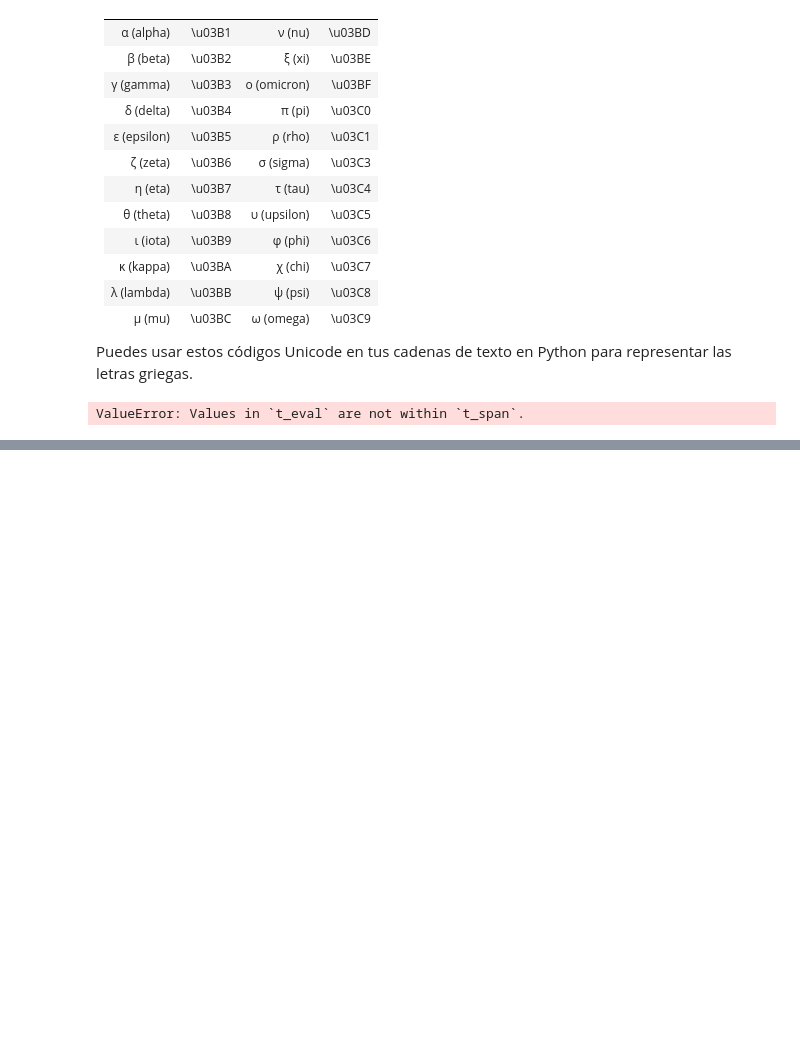
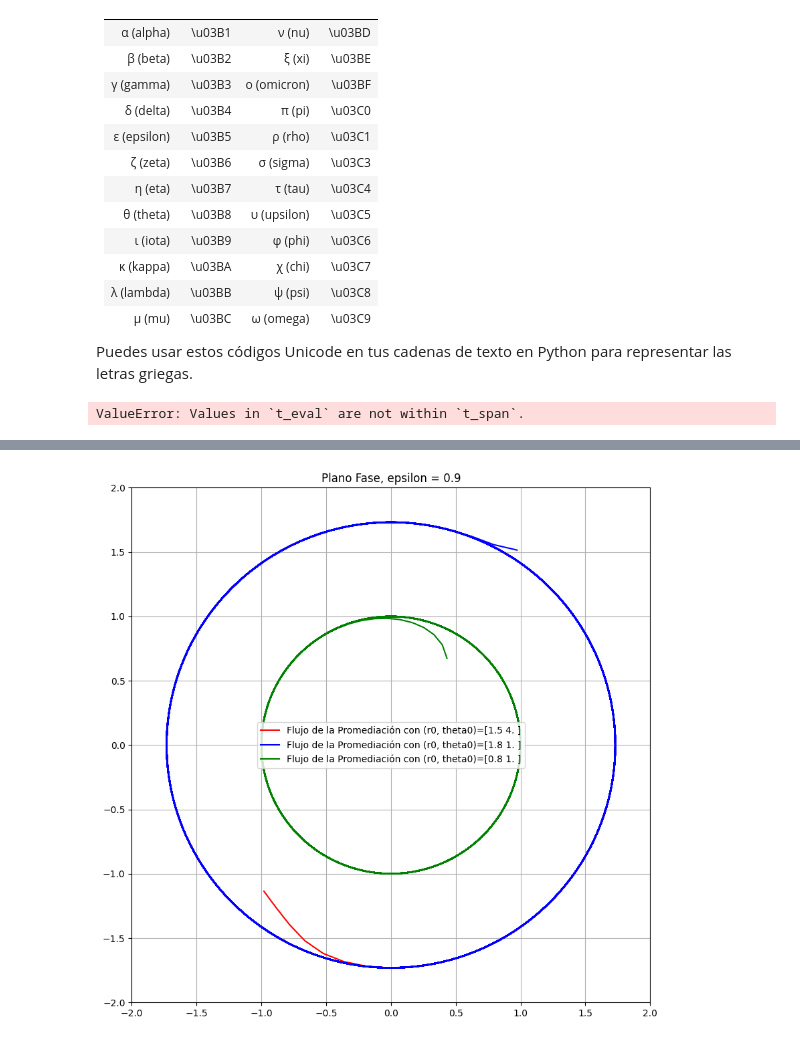
Before and after one commit to LaloRoe/TesisMaestria, a Jupyter notebook: Code/Notas.ipynb, the cells around one changed output, grey strips where cells are left out. Drawn from its saved outputs; the diff is of its cells as text; code cells hidden in the pictures; blank space fills up the shorter version.

Commit message:
Primera versión estable de graficador de plano fase, falta manejo de errores

```diff
--- a/Code/Notas.ipynb
+++ b/Code/Notas.ipynb
@@ -418,0 +482,60 @@ ValueError: Values in `t_eval` are not within `t_span`.
+# %%
+import numpy as np
+import matplotlib.pyplot as plt
+
+mu=.9
+
+def polar(z):
+    r=z[0]
+    theta=z[1]
+    dr = r*(1-r**2)*(2-r**2)*(3-r**2)
+    dtheta = 1
+    return np.array([dr,dtheta])
+
+#############################
+
+def rk4polar(y0,h,n):
+  y=np.zeros((2,n+1))
+  y[:,0]=y0
+  for k in range(n):
+    k1=polar(y[:,k])
+    k2=polar(y[:,k]+(h/2)*k1)
+    k3=polar(y[:,k]+(h/2)*k2)
+    k4=polar(y[:,k]+h*k3)
+    y[:,k+1]=y[:,k]+(h/6)*(k1+2*k2+2*k3+k4)
+  return y
+############## POLAR ###################
+
+z01=np.array([1.5,4]) #Condición inicial
+zz1=rk4polar(z01,0.1,5000)
+r1=zz1[0,:]
+theta1=zz1[1,:]
+
+z02=np.array([1.8,1]) #Condición inicial
+zz2=rk4polar(z02,0.1,5000)
+r2=zz2[0,:]
+theta2=zz2[1,:]
+
+z03=np.array([0.8,1]) #Condición inicial
+zz3=rk4polar(z03,0.1,5000)
+r3=zz3[0,:]
+theta3=zz3[1,:]
+
+##############################
+L =2
+fig, ax = plt.subplots(figsize = (10,10))
+
+ax.set_title(f'Plano Fase, epsilon = {mu}')
+
+ax.set_xlim(-L, L)
+ax.set_ylim(-L, L)
+
+plt.plot(r1*np.cos(theta1),r1*np.sin(theta1) , label=f'Flujo de la Promediación con (r0, theta0)={z01}', color='red')
+plt.plot(r2*np.cos(theta2),r2*np.sin(theta2) , label=f'Flujo de la Promediación con (r0, theta0)={z02}', color='blue')
+plt.plot(r3*np.cos(theta3),r3*np.sin(theta3) , label=f'Flujo de la Promediación con (r0, theta0)={z03}', color='green')
+
+plt.legend()
+plt.grid(True)
+plt.show()
+# %% [output]
+[figure, added]
```
Also changed, not shown: parts of 1 cell of this notebook, 15 other files.
